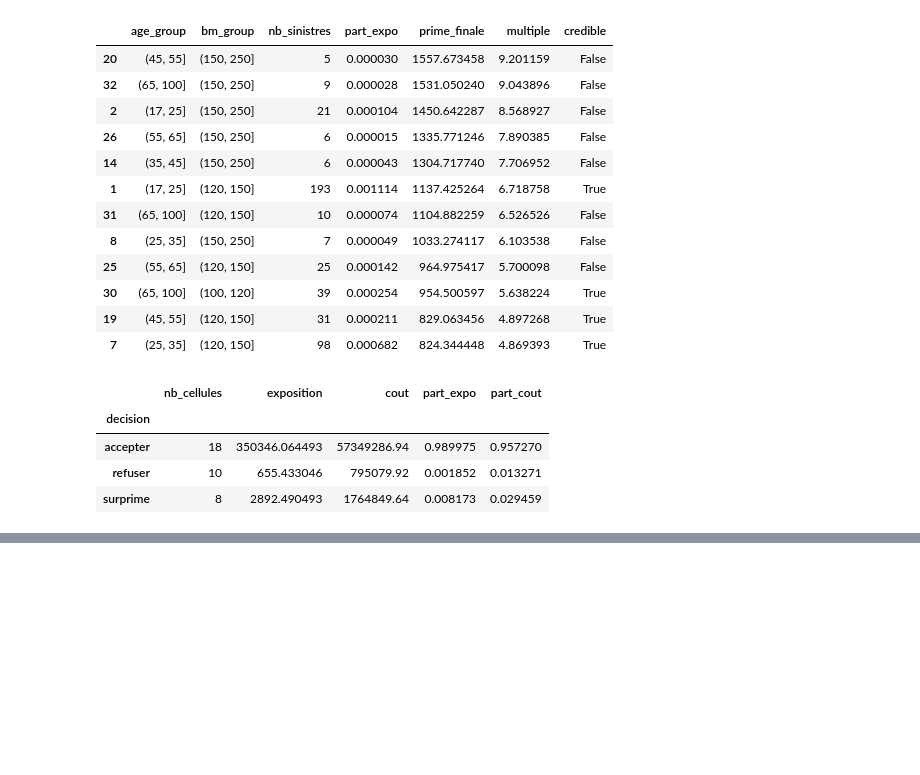
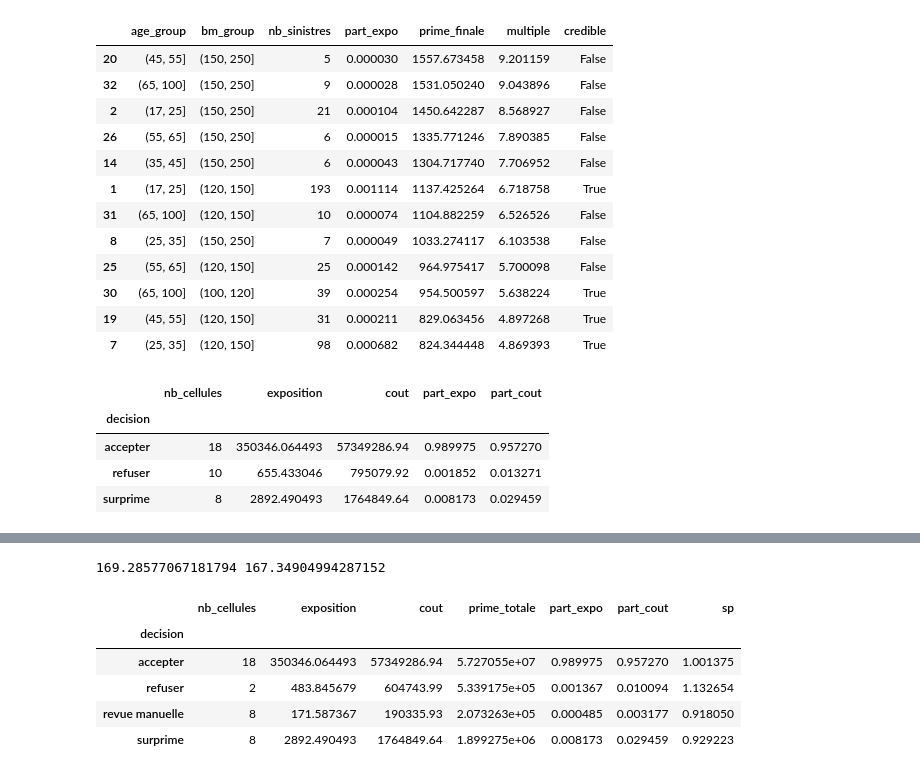
Before and after one commit to namngy/actuarial-portfolio-project, a Jupyter notebook: notebooks/03_underwriting_risk.ipynb, the cells around one changed output, grey strips where cells are left out. Saved outputs shown, nothing was run; the diff lists cells and outputs as text; code cells hidden in the pictures; blank space fills up the shorter version.

Commit message:
Underwriting: catégorie revue manuelle pour les cellules non crédibles

```diff
--- a/notebooks/03_underwriting_risk.ipynb
+++ b/notebooks/03_underwriting_risk.ipynb
@@ -301,0 +310,34 @@ impact
+# %%
+gardees = cells[cells["decision"] != "refuser"]
+print(tot_cout / tot_expo, gardees["cout"].sum() / gardees["exposition"].sum())
+# %% [output]
+169.28577067181794 167.34904994287152
+# %%
+def decision(row):
+    m = row["multiple"]
+    if m <= 3:
+        return "accepter"
+    if not row["credible"]:
+        return "revue manuelle"
+    return "surprime" if m <= 5 else "refuser"
+
+cells["decision"] = cells.apply(decision, axis=1)
+
+cells["prime_totale"] = cells["prime_finale"] * cells["exposition"]
+impact = cells.groupby("decision").agg(
+    nb_cellules=("decision", "size"),
+    exposition=("exposition", "sum"),
+    cout=("cout", "sum"),
+    prime_totale=("prime_totale", "sum"),
+)
+impact["part_expo"] = impact["exposition"] / impact["exposition"].sum()
+impact["part_cout"] = impact["cout"] / impact["cout"].sum()
+impact["sp"] = impact["cout"] / impact["prime_totale"]
+impact
+# %% [output]
+|  | nb_cellules | exposition | cout | prime_totale | part_expo | part_cout | sp |
+| decision |  |  |  |  |  |  |  |
+| accepter | 18 | 350346.064493 | 57349286.94 | 5.727055e+07 | 0.989975 | 0.957270 | 1.001375 |
+| refuser | 2 | 483.845679 | 604743.99 | 5.339175e+05 | 0.001367 | 0.010094 | 1.132654 |
+| revue manuelle | 8 | 171.587367 | 190335.93 | 2.073263e+05 | 0.000485 | 0.003177 | 0.918050 |
+| surprime | 8 | 2892.490493 | 1764849.64 | 1.899275e+06 | 0.008173 | 0.029459 | 0.929223 |
```
Also changed, not shown: parts of 1 cell of this notebook.
